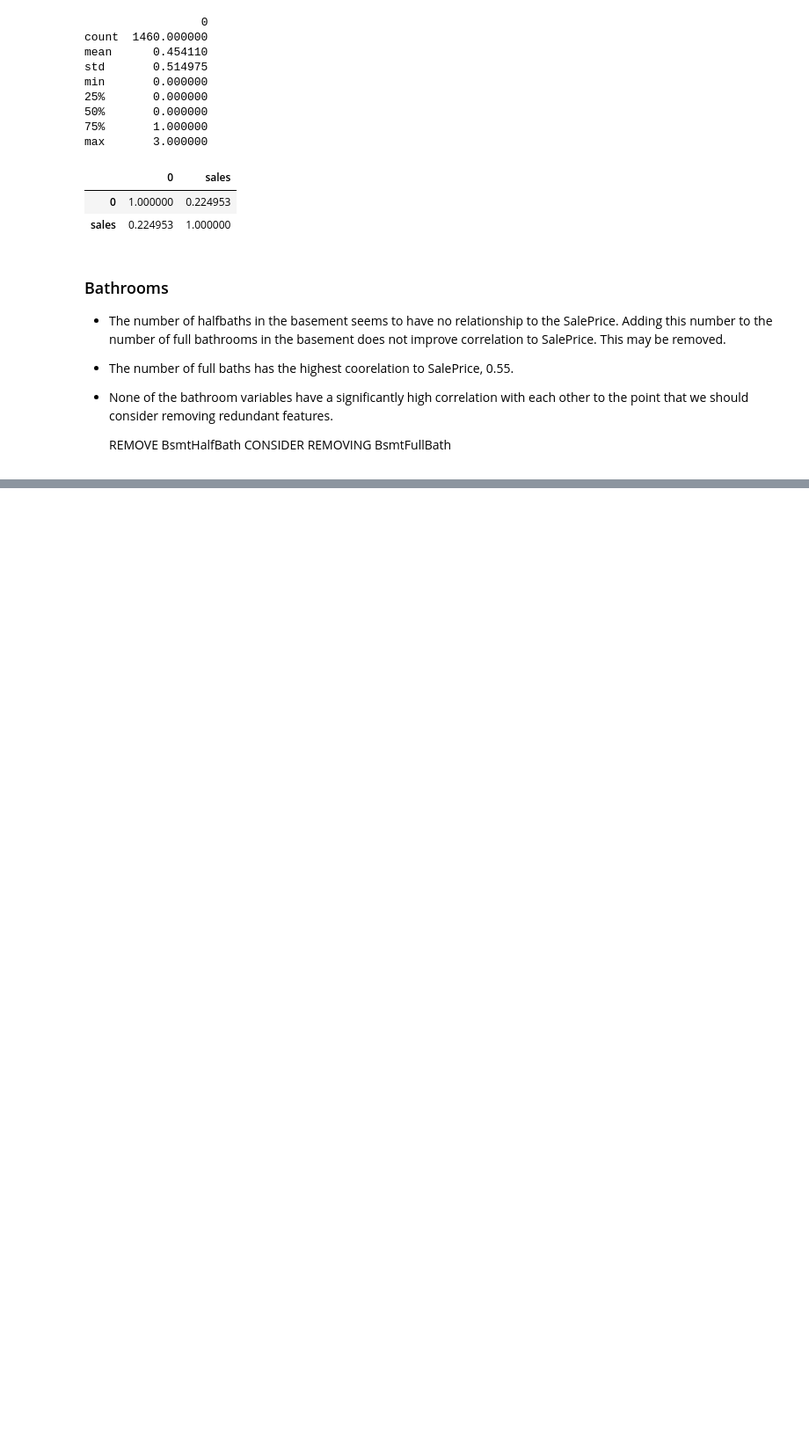
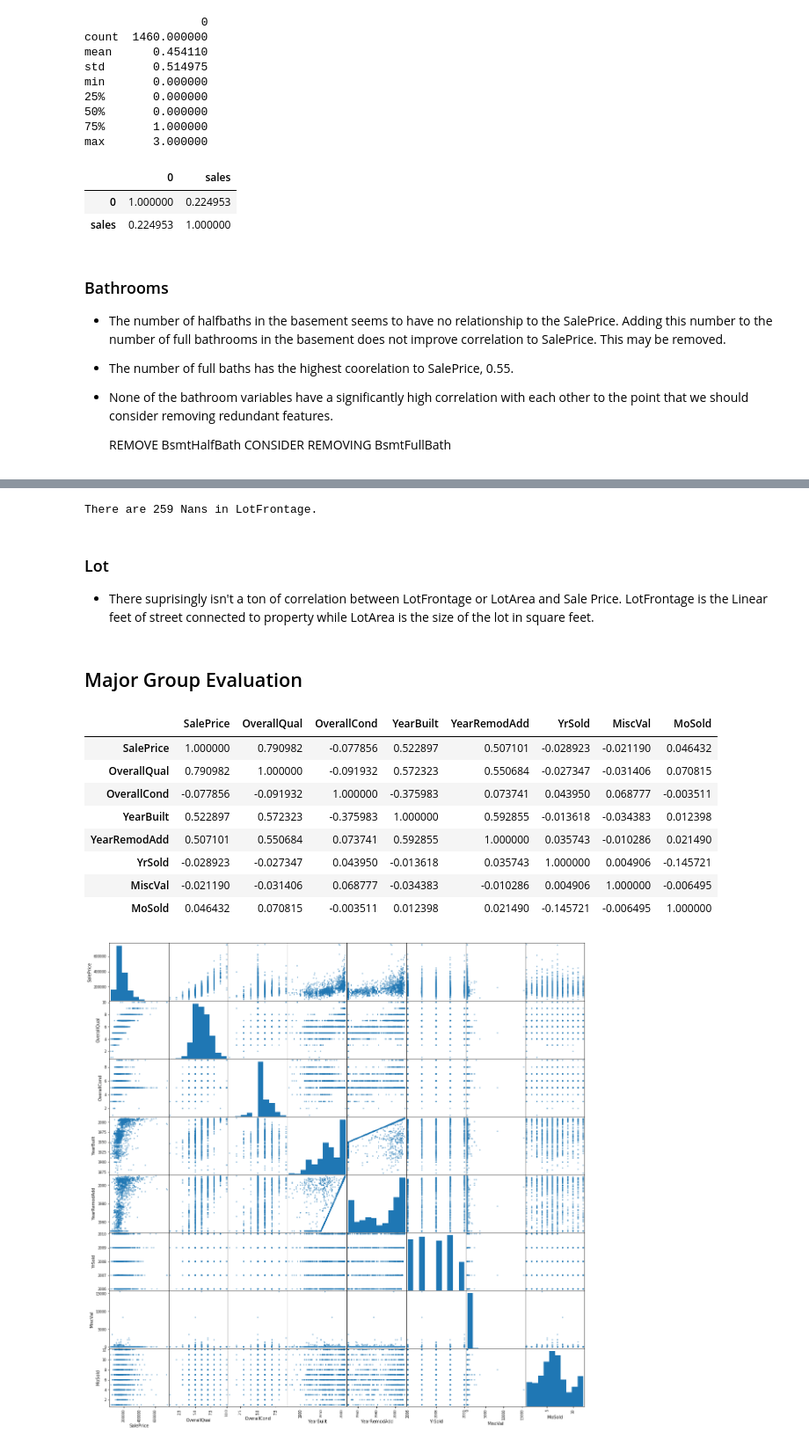
Before and after one commit to greenblattsharon/Machine-Learning-Project-House-Prices, a Jupyter notebook: ML_Final_EDA.ipynb, the cells around one changed output, grey strips where cells are left out. Shown at 88% size. Drawn from its saved outputs; the diff is of its cells as text; code cells hidden in the pictures; blank space fills up the shorter version.

```diff
--- a/ML_Final_EDA.ipynb
+++ b/ML_Final_EDA.ipynb
@@ -205,7 +189,7 @@ major = [
     "OverallCond",
     "YearBuilt",
     "YearRemodAdd",
-    "YrSold"
+    "YrSold",
     "MiscVal",
     "MoSold",
 ]
@@ -214,6 +198,7 @@ basement = [
     "SalePrice",
     "BsmtFinSF1",
     "BsmtFinSF2",
+    "BsmtUnfSF",
     "TotalBsmtSF"
 ]
 
@@ -500,0 +536,23 @@ True
+# %%
+print "There are", pd.isnull(df.LotFrontage).sum(), "NaNs in LotFrontage."
+# %% [output]
+There are 259 Nans in LotFrontage.
+# %% [markdown]
+### Lot
+- There suprisingly isn't a ton of correlation between LotFrontage or LotArea and Sale Price. LotFrontage is the Linear feet of street connected to property while LotArea is the size of the lot in square feet.
+# %% [markdown]
+## Major Group Evaluation
+# %%
+pd.scatter_matrix(df[major], figsize=(20,20))
+df[major].corr()
+# %% [output]
+|  | SalePrice | OverallQual | OverallCond | YearBuilt | YearRemodAdd | YrSold | MiscVal | MoSold |
+| SalePrice | 1.000000 | 0.790982 | -0.077856 | 0.522897 | 0.507101 | -0.028923 | -0.021190 | 0.046432 |
+| OverallQual | 0.790982 | 1.000000 | -0.091932 | 0.572323 | 0.550684 | -0.027347 | -0.031406 | 0.070815 |
+| OverallCond | -0.077856 | -0.091932 | 1.000000 | -0.375983 | 0.073741 | 0.043950 | 0.068777 | -0.003511 |
+| YearBuilt | 0.522897 | 0.572323 | -0.375983 | 1.000000 | 0.592855 | -0.013618 | -0.034383 | 0.012398 |
+| YearRemodAdd | 0.507101 | 0.550684 | 0.073741 | 0.592855 | 1.000000 | 0.035743 | -0.010286 | 0.021490 |
+| YrSold | -0.028923 | -0.027347 | 0.043950 | -0.013618 | 0.035743 | 1.000000 | 0.004906 | -0.145721 |
+| MiscVal | -0.021190 | -0.031406 | 0.068777 | -0.034383 | -0.010286 | 0.004906 | 1.000000 | -0.006495 |
+| MoSold | 0.046432 | 0.070815 | -0.003511 | 0.012398 | 0.021490 | -0.145721 | -0.006495 | 1.000000 |
+[figure, added]
```
Also changed, not shown: parts of 39 cells of this notebook, 1 other file.
